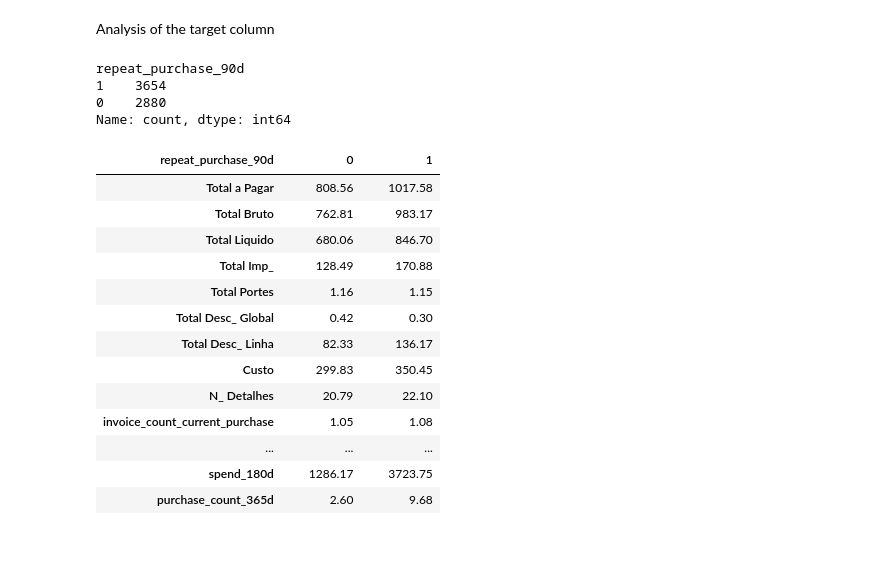
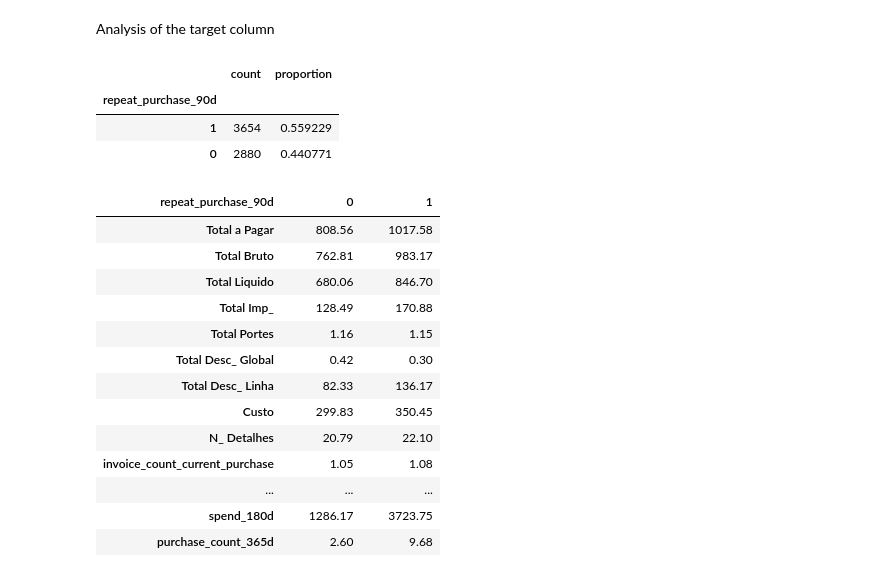
Before and after one commit to saradfalves/ML_Group_09, a Jupyter notebook: notebooks/data_exploration.ipynb, the cells around one changed output. Drawn from its saved outputs; the diff is of its cells as text; code cells hidden in the pictures; blank space fills up the shorter version.

```diff
--- a/notebooks/data_exploration.ipynb
+++ b/notebooks/data_exploration.ipynb
@@ -143,12 +143,15 @@ clients_df.describe(include="str").T
 # %% [markdown]
 Analysis of the target column
 # %%
-train_df["repeat_purchase_90d"].value_counts()
+count_target = train_df['repeat_purchase_90d'].value_counts()
+
+target_prop = count_target.to_frame("count").assign(proportion=lambda d: d["count"] / d["count"].sum())
+target_prop
 # %% [output]
-repeat_purchase_90d
-1    3654
-0    2880
-Name: count, dtype: int64
+|  | count | proportion |
+| repeat_purchase_90d |  |  |
+| 1 | 3654 | 0.559229 |
+| 0 | 2880 | 0.440771 |
 # %%
 train_df.groupby("repeat_purchase_90d").mean(numeric_only=True).round(2).T
 # %% [output]
```
Also changed, not shown: parts of 5 cells of this notebook.
